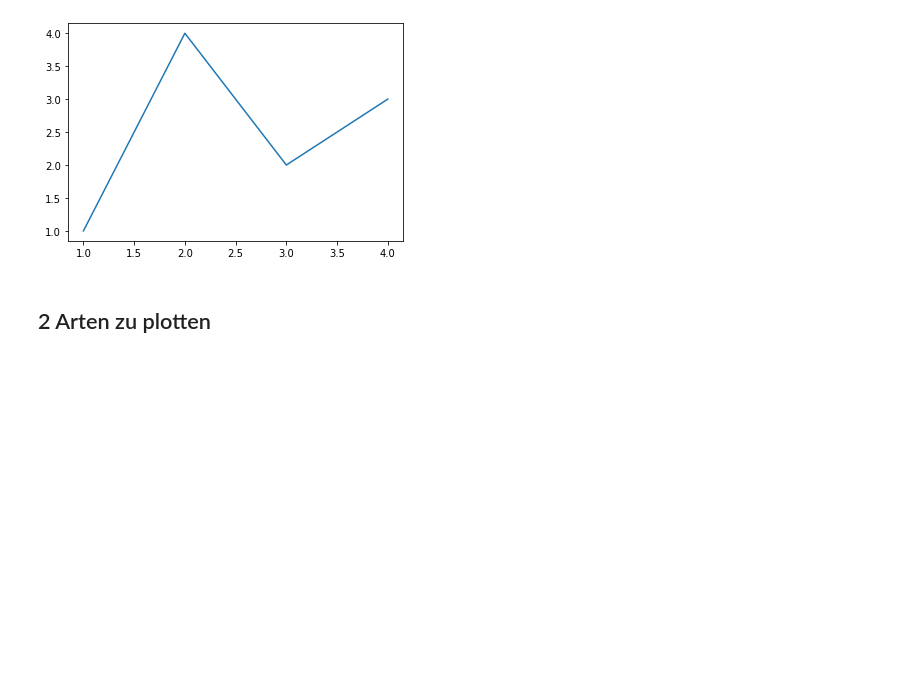
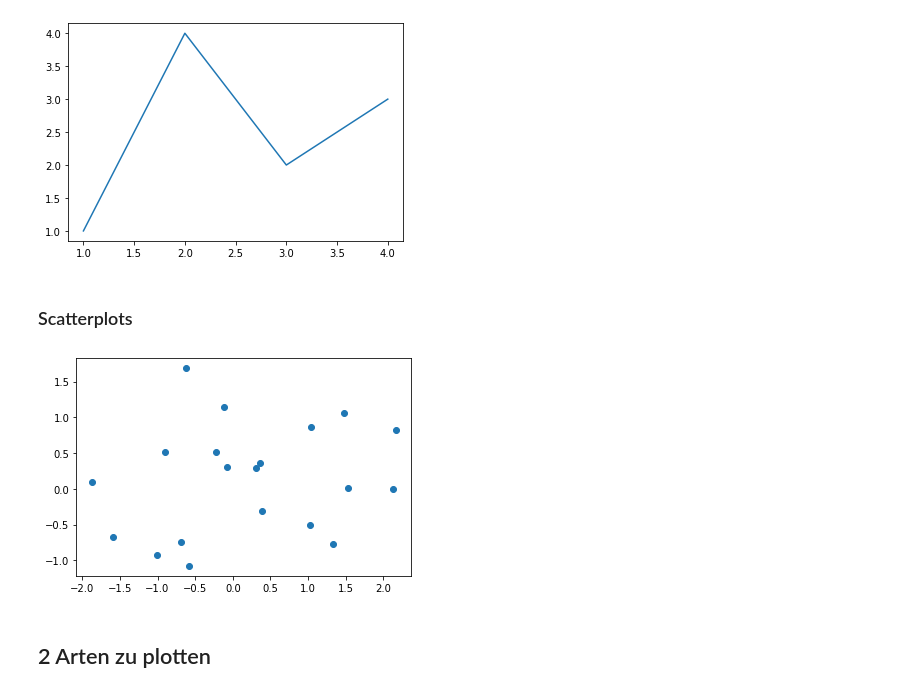
Before and after one commit to FelixRb96/Python_kurs_RTG, a Jupyter notebook: materialien/3_matplotlib.ipynb, the cells around one changed output. Drawn from its saved outputs; the diff is of its cells as text; code cells hidden in the pictures; blank space fills up the shorter version.

Commit message:
Added Scatterplots at the beginning

```diff
--- a/materialien/3_matplotlib.ipynb
+++ b/materialien/3_matplotlib.ipynb
@@ -32,6 +32,13 @@ plt.plot([1,2,3,4],[1, 4, 2, 3])
 plt.show()
 # %% [output]
 [figure]
+# %% [markdown]
+### Scatterplots
+# %%
+plt.scatter(np.random.randn(20),np.random.randn(20))
+plt.show()
+# %% [output]
+[figure, added]
 # %% [markdown]
 ## 2 Arten zu plotten
 # %%
```
